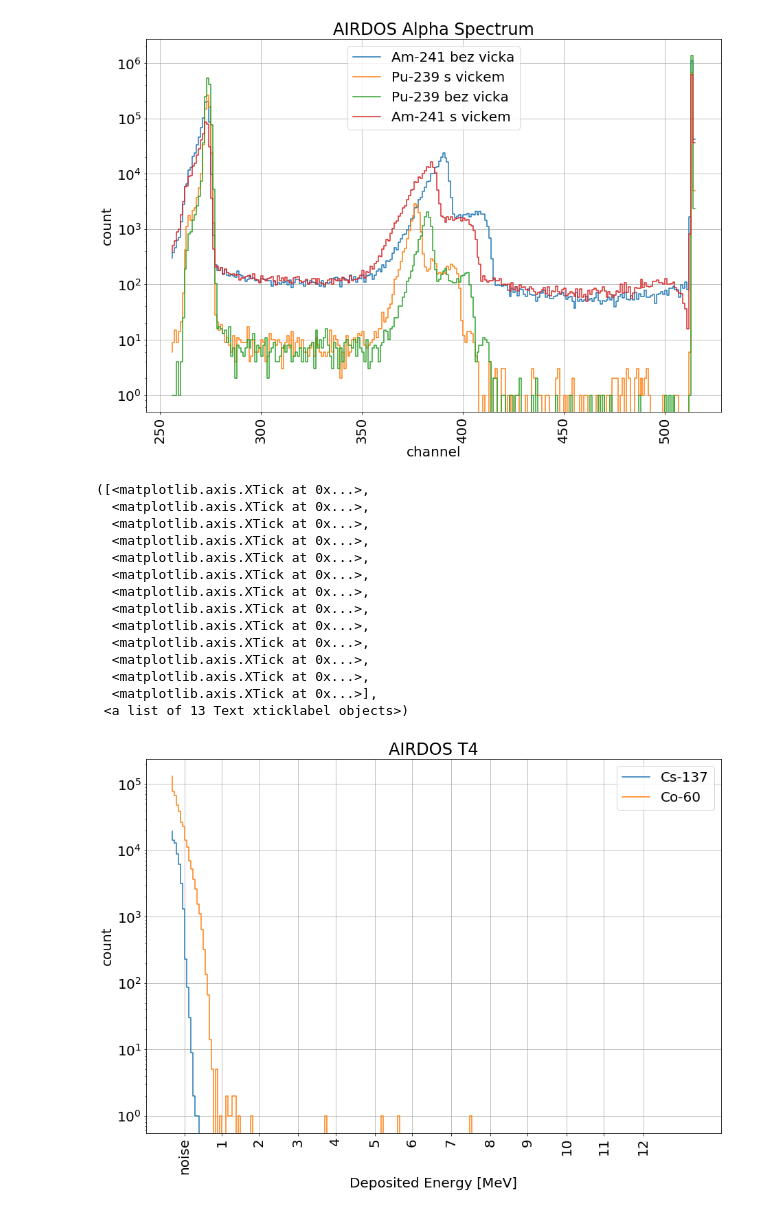
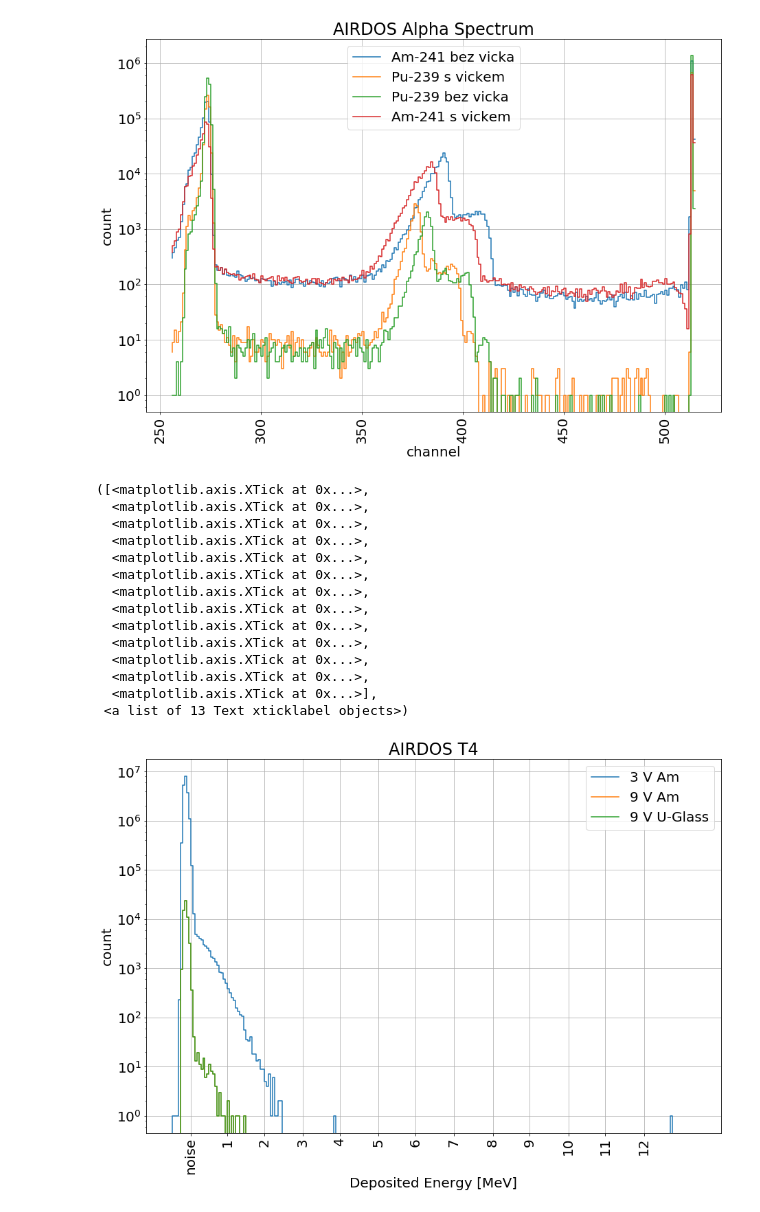
Before and after one commit to ODZ-UJF-AV-CR/AIRDOS-parser, a Jupyter notebook: AIRDOS4_256_calibration.ipynb, the cells around one changed output. Cells and saved outputs as stored; diff of their text form; code cells hidden in the pictures.

```diff
--- a/AIRDOS4_256_calibration.ipynb
+++ b/AIRDOS4_256_calibration.ipynb
@@ -177,7 +177,7 @@ rc = rc.apply(pd.to_numeric, errors='coerce')
 #rc.to_csv('ble.txt')
 
 #rc['sum'] = rc[range(256,516)].sum(axis=1)
-rc['sum'] = rc[range(270,513)].sum(axis=1)
+rc['sum'] = rc[range(266,513)].sum(axis=1)
 #rc['sum']
 
 plt.figure(figsize=(20,5))
@@ -185,7 +185,7 @@ plt.figure(figsize=(20,5))
 #rc['sum'].plot()
 rc.ix[0:,'sum'].plot()
 
-#plt.ylim([0,20])
+plt.ylim([0,400])
 
 #e1 = [211,275]
 #e2 = [290,355]
@@ -193,8 +193,8 @@ rc.ix[0:,'sum'].plot()
 #e4 = [483,537]
 #e1 = [10,200]
 #e2 = [1500,2270]
-e1 = [1,100]
-e2 = [110,4000]
+e1 = [60,120]
+e2 = [1,2]
 e3 = [1,2]
 e4 = [1,2]
 e5 = [1,2]
@@ -501,7 +502,7 @@ plt.grid()
 # %%
 matplotlib.rcParams.update({'font.size': 20})
 
-LOW_ENERGY = 259
+LOW_ENERGY = 256
 
 ener1 = rc.ix[e1[0]:e1[1],LOW_ENERGY:513].sum()
 ener2 = rc.ix[e2[0]:e2[1],LOW_ENERGY:513].sum()
@@ -509,35 +510,38 @@ ener3 = rc.ix[e3[0]:e3[1],LOW_ENERGY:513].sum()
 ener4 = rc.ix[e4[0]:e4[1],LOW_ENERGY:513].sum()
 ener5 = rc.ix[e5[0]:e5[1],LOW_ENERGY:513].sum()
 
 plt.figure(figsize=(15,10))
 plt.yscale('log')
 
-plt.plot(ener1, label='Cs-137', drawstyle='steps-pre')
-plt.plot(ener2, label='Co-60', drawstyle='steps-pre')
-#plt.ylim([0,100000])
+plt.plot(ener1, label='3 V Am', drawstyle='steps-pre')
+plt.plot(ener2, label='9 V Am', drawstyle='steps-pre')
+plt.plot(ener3, label='9 V U-Glass', drawstyle='steps-pre')
+#plt.plot(ener1, label='Cs-137', drawstyle='steps-pre')
+#plt.plot(ener2, label='Co-60', drawstyle='steps-pre')
+#plt.ylim([0,2000])
 #plt.xlim([600,750])
 plt.legend()
 plt.title('AIRDOS T4')
 #plt.title('AIRDOS T4 Alpha Spectrum')
 plt.xlabel('Deposited Energy [MeV]')
 plt.ylabel('count')
 #plt.xticks(range(500,1030,10))
 plt.xticks(rotation=90)
 plt.grid()
-plt.xticks([LOW_ENERGY+6, 283, 301, 320, 338,357,375,394,413,431,450,468,487], ['noise','1','2','3','4','5','6','7','8','9','10','11','12'])
+plt.xticks([LOW_ENERGY+9, 283, 301, 320, 338,357,375,394,413,431,450,468,487], ['noise','1','2','3','4','5','6','7','8','9','10','11','12'])
 # %% [output]
 ([<matplotlib.axis.XTick at 0x...>,
   <matplotlib.axis.XTick at 0x...>,
   <matplotlib.axis.XTick at 0x...>,
   <matplotlib.axis.XTick at 0x...>,
   <matplotlib.axis.XTick at 0x...>,
   <matplotlib.axis.XTick at 0x...>,
   <matplotlib.axis.XTick at 0x...>,
   <matplotlib.axis.XTick at 0x...>,
   <matplotlib.axis.XTick at 0x...>,
   <matplotlib.axis.XTick at 0x...>,
   <matplotlib.axis.XTick at 0x...>,
   <matplotlib.axis.XTick at 0x...>,
   <matplotlib.axis.XTick at 0x...>],
  <a list of 13 Text xticklabel objects>)
-[figure, old version]
+[figure, new version]
```
Also changed, not shown: parts of 3 cells of this notebook, 2 other files.
